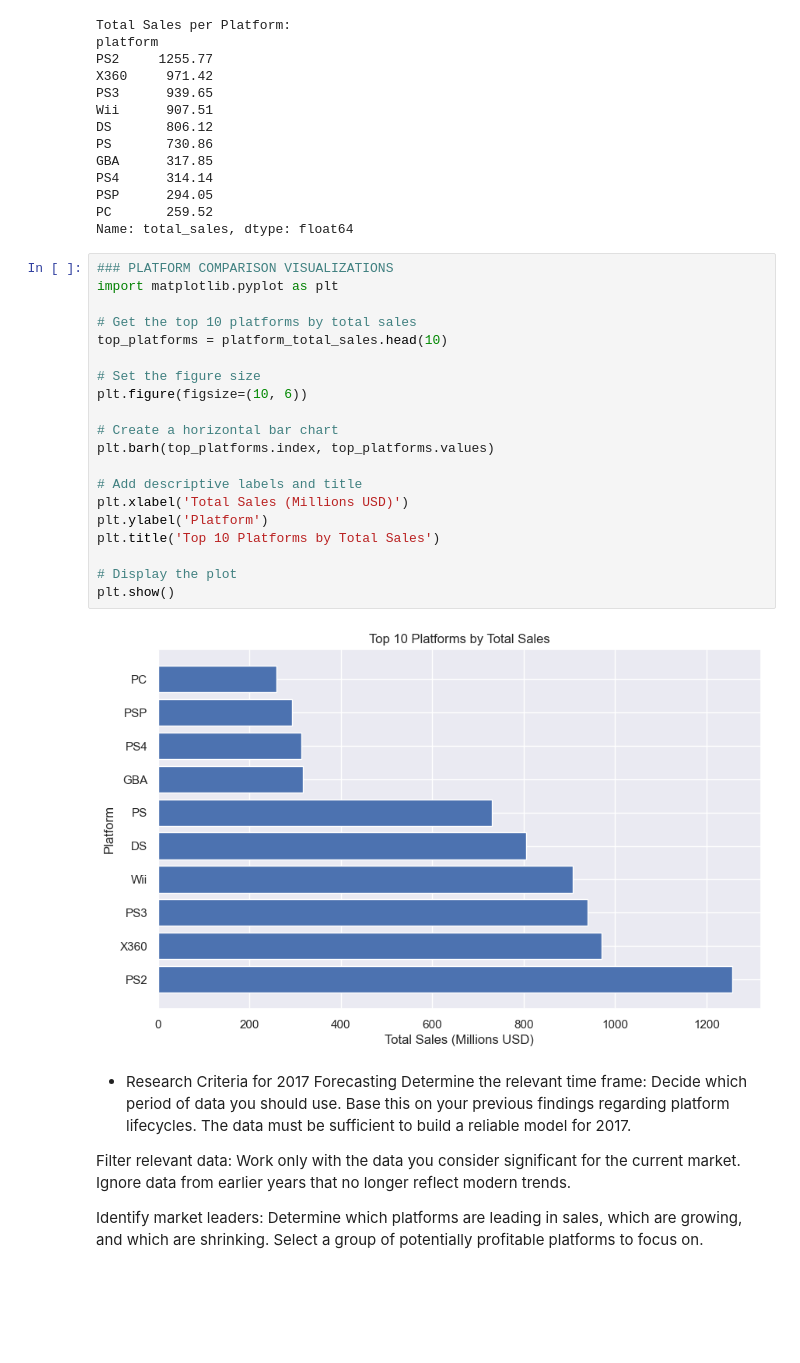
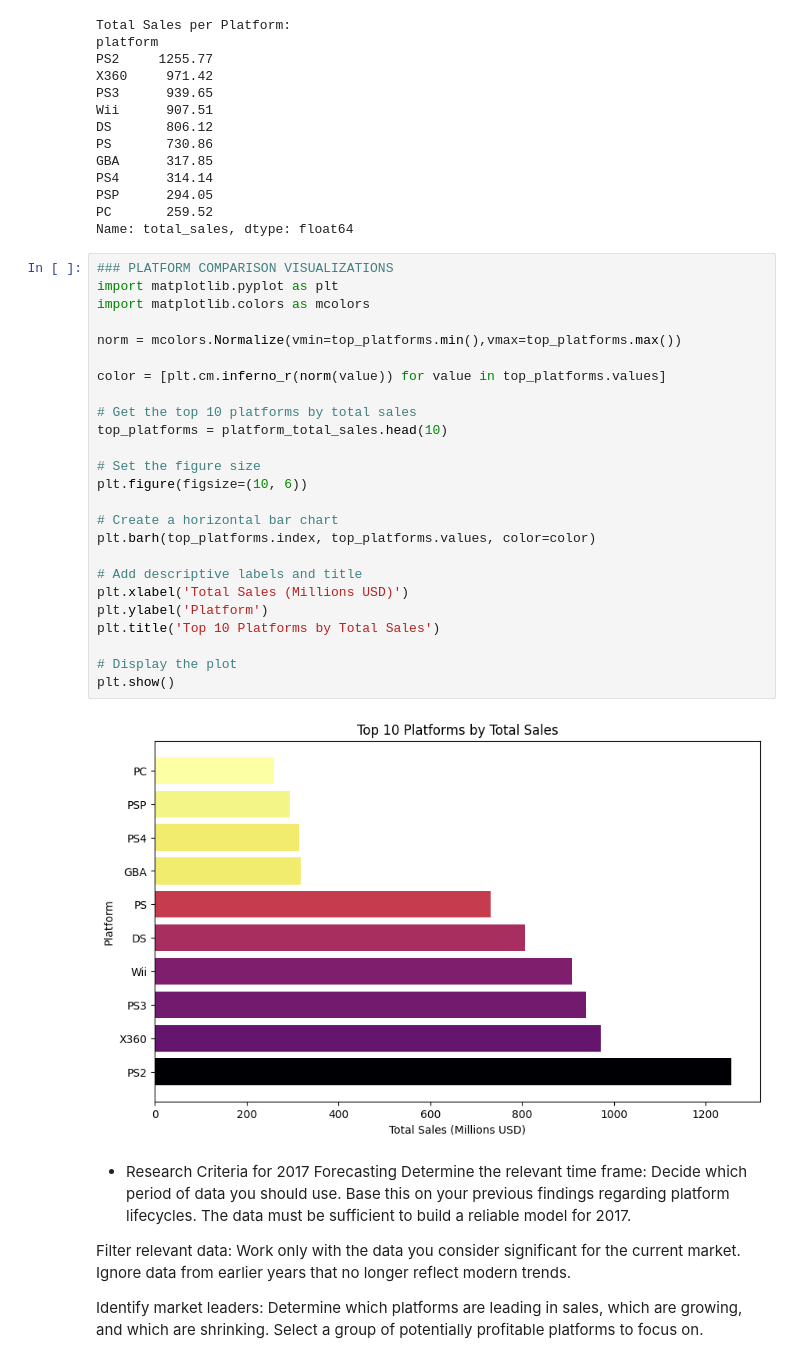
Before and after one commit to juliethrodri24-web/analisis_ventas_videojuegos_tienda, a Jupyter notebook: notebook.ipynb, the cells around one changed output. Saved outputs shown, nothing was run; the diff lists cells and outputs as text; blank space fills up the shorter version.

```diff
--- a/notebook.ipynb
+++ b/notebook.ipynb
@@ -766,25 +766,30 @@ Name: total_sales, dtype: float64
 # %%
 ### PLATFORM COMPARISON VISUALIZATIONS
 import matplotlib.pyplot as plt
+import matplotlib.colors as mcolors
+
+norm = mcolors.Normalize(vmin=top_platforms.min(),vmax=top_platforms.max())
+
+color = [plt.cm.inferno_r(norm(value)) for value in top_platforms.values]
 
 # Get the top 10 platforms by total sales
 top_platforms = platform_total_sales.head(10)
 
 # Set the figure size
 plt.figure(figsize=(10, 6))
 
 # Create a horizontal bar chart
-plt.barh(top_platforms.index, top_platforms.values)
+plt.barh(top_platforms.index, top_platforms.values, color=color)
 
 # Add descriptive labels and title
 plt.xlabel('Total Sales (Millions USD)')
 plt.ylabel('Platform')
 plt.title('Top 10 Platforms by Total Sales')
 
 # Display the plot
 plt.show()
 # %% [output]
-[figure, old version]
+[figure, new version]
 # %% [markdown]
 - Research Criteria for 2017 Forecasting
 Determine the relevant time frame: Decide which period of data you should use. Base this on your previous findings regarding platform lifecycles. The data must be sufficient to build a reliable model for 2017.
```
Also changed, not shown: parts of 12 cells of this notebook.
